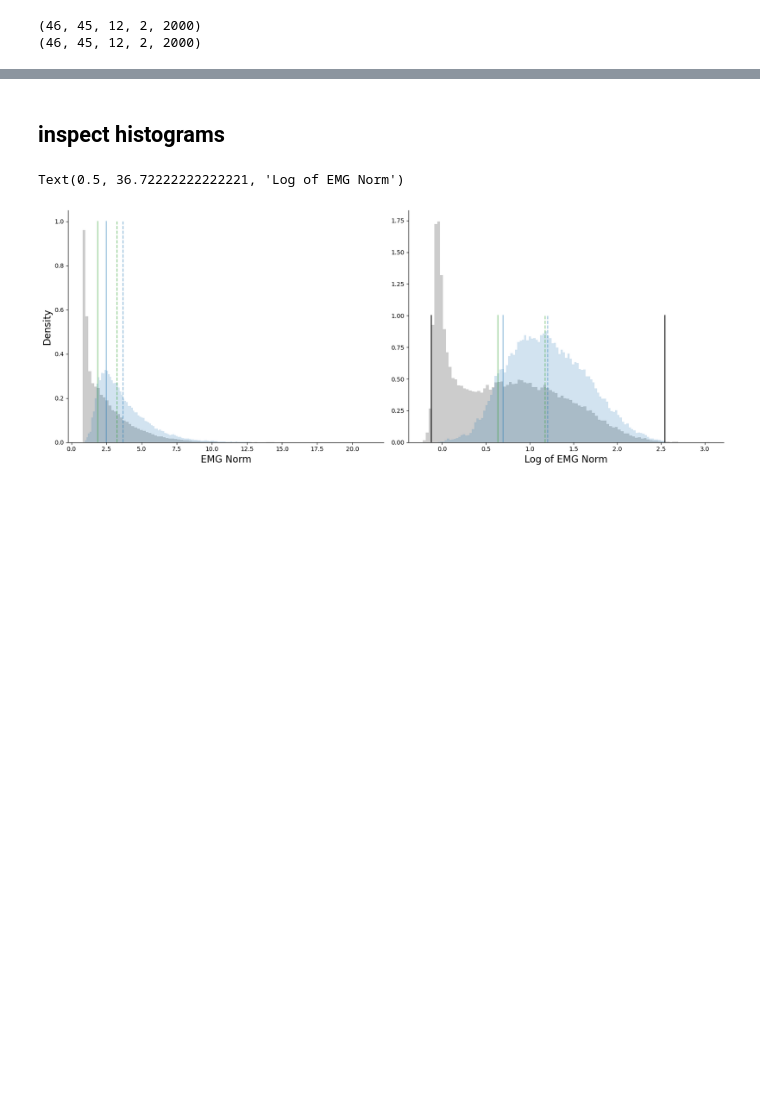
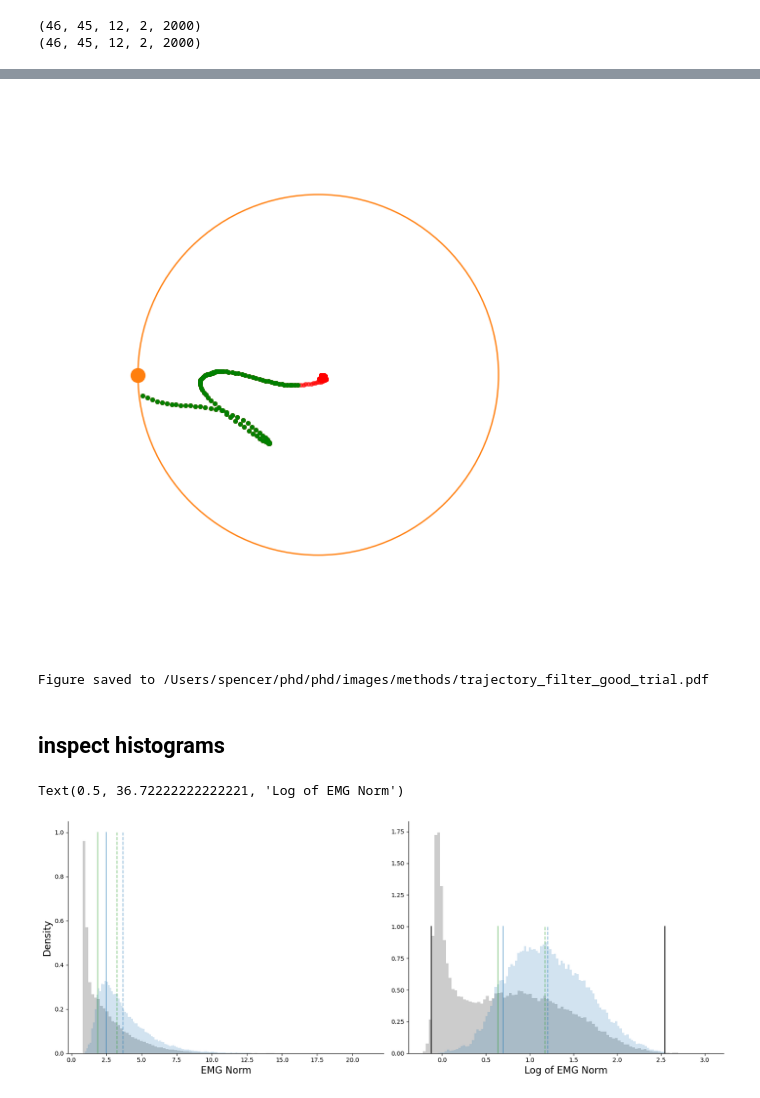
Before and after one commit to spewil/phd, a Jupyter notebook: analysis/notebooks/_data_processing/process_trial_data.ipynb, the cells around one changed output, grey strips where cells are left out. Drawn from its saved outputs; the diff is of its cells as text; code cells hidden in the pictures; blank space fills up the shorter version.

```diff
--- a/analysis/notebooks/_data_processing/process_trial_data.ipynb
+++ b/analysis/notebooks/_data_processing/process_trial_data.ipynb
@@ -371,3 +347,31 @@ Figure saved to /Users/spencer/phd/phd/images/methods/trajectory_filter_good_tri
+# %%
+target_vec = collection.compute_target_vec_from_number(good_target_idx+1)
+fig = plt.figure()
+# for session_idx in range(45):
+t = subject_raw_trajectory_stacks[subject_idx,good_session_idx,good_target_idx]
+plt.plot(t[0],t[1],"r.",alpha=0.6,markersize=5)
+l = 2
+plt.plot([-l,-l,l,l,-l],[-l,l,l,-l,-l],'k')
+c = plt.Circle([0,0],1,color="tab:orange",linestyle="-",fill=None)
+plt.gca().add_patch(c)
+
+# for session_idx in range(45):
+tf = subject_filtered_trajectory_stacks[subject_idx,good_session_idx,good_target_idx]
+plt.plot(tf[0],tf[1],"g.",alpha=1.,markersize=5,label="Active Samples")
+
+plt.plot(target_vec[0],target_vec[1],"tab:orange",marker="o",markersize=10,label="Target")
+plt.ylim([-1.5,1.5])
+plt.xlim([-1.5,1.5])
+plt.xticks([])
+plt.yticks([])
+plt.gca().set_frame_on(False)
+plt.gca().set_aspect("equal")
+# %% [output]
+[figure, added]
+# %%
+plot.save_figure(fig, "trajectory_filter_good_trial",image_path)
+# %% [output]
+Figure saved to /Users/spencer/phd/phd/images/methods/trajectory_filter_good_trial.pdf
 # %% [markdown]
 ## inspect histograms
 # %%
```
Also changed, not shown: parts of 17 cells of this notebook, 52 other files.
